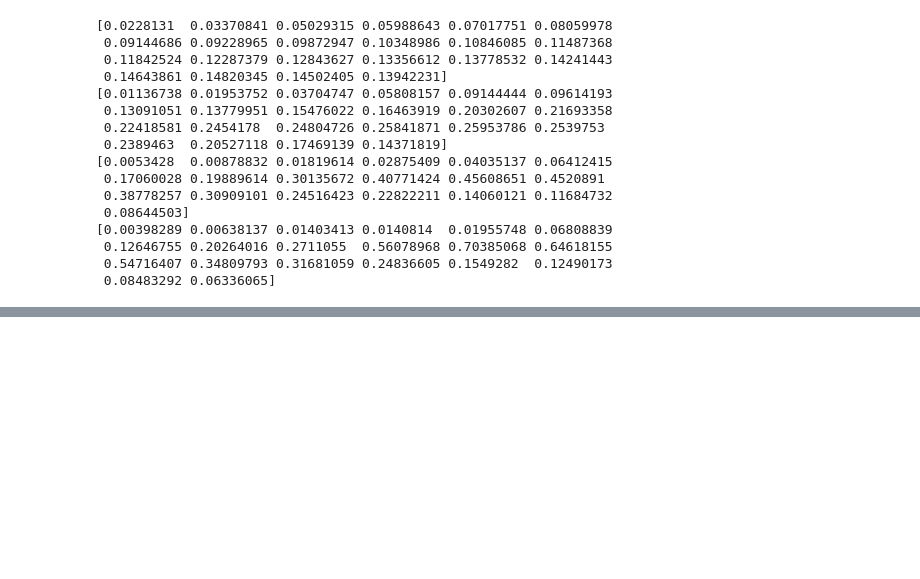
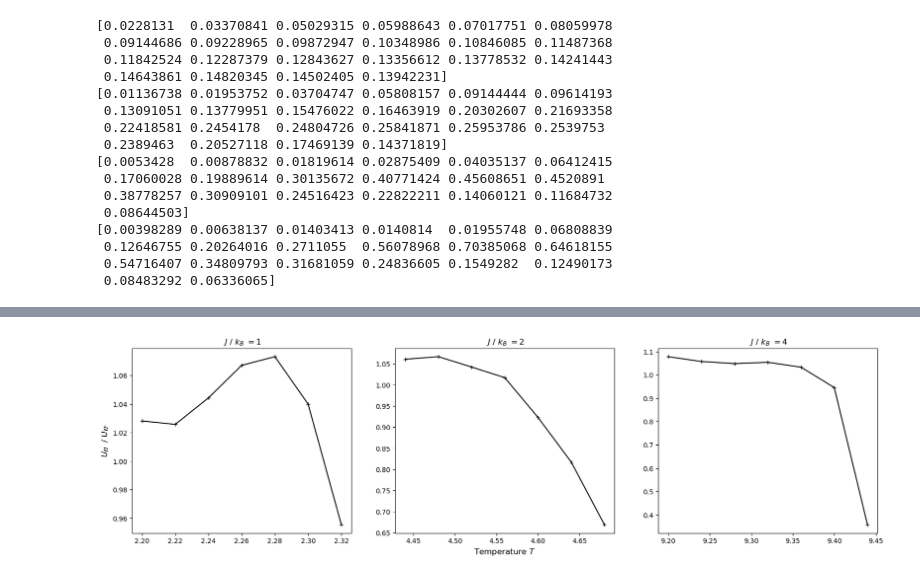
Before and after one commit to FrostWolfyy/Ising-Model, a Jupyter notebook: Magnetization.ipynb, the cells around one changed output, grey strips where cells are left out. Saved outputs shown, nothing was run; the diff lists cells and outputs as text; code cells hidden in the pictures; blank space fills up the shorter version.

```diff
--- a/Magnetization.ipynb
+++ b/Magnetization.ipynb
@@ -340,0 +524,16 @@ print(Chi30[:-1])
+# %%
+fig, axs = plt.subplots(1, 3, figsize=(20, 5))
+
+axs[0].plot(Temp, UL50 / UL10, color='black', marker="+")
+axs[0].set_ylabel("$U_N$  $/$ $U_{N'}$", size="large")
+axs[0].set_title(" $J$ $/$ $k_B$ $ = 1$")
+
+axs[1].plot(Temp2[1:], UL50_2[1:] / UL10_2[1:], color='black', marker="+")
+axs[1].set_xlabel("Temperature $T$", size="large")
+axs[1].set_title(" $J$ $/$ $k_B$ $ = 2$")
+
+axs[2].plot(Temp3[3:], UL50_3[3:] / UL10_3[3:], color='black', marker="+")
+axs[2].set_title(" $J$ $/$ $k_B$ $ = 4$")
+plt.savefig("out/UTest.pdf")
+# %% [output]
+[figure, added]
```
Also changed, not shown: parts of 3 cells of this notebook, 1 other file.
